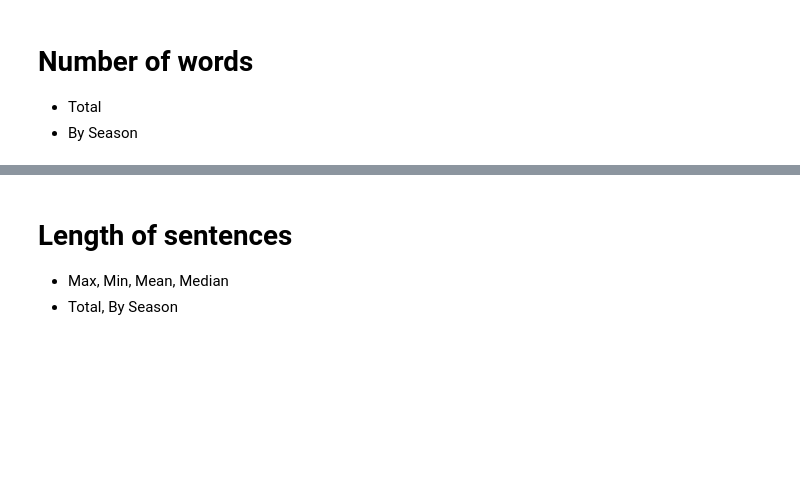
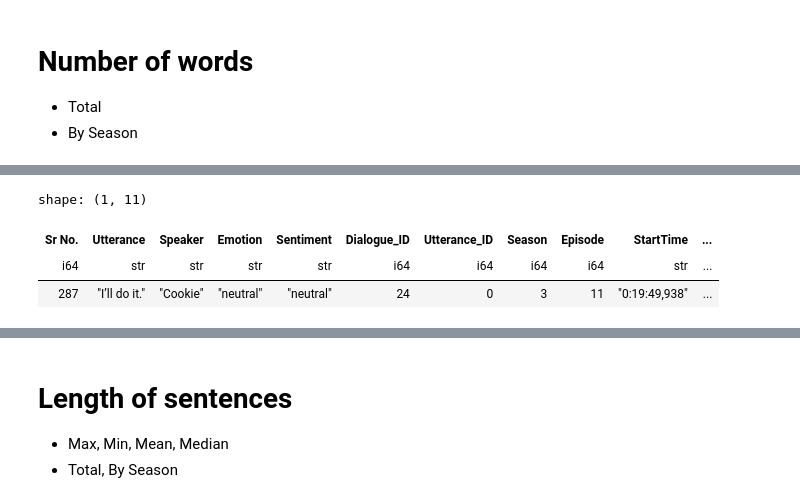
Before and after one commit to antontolk/cs-7643-project, a Jupyter notebook: analysis/data-analytics.ipynb, the cells around one changed output, grey strips where cells are left out. Drawn from its saved outputs; the diff is of its cells as text; code cells hidden in the pictures; blank space fills up the shorter version.

```diff
--- a/analysis/data-analytics.ipynb
+++ b/analysis/data-analytics.ipynb
@@ -71,0 +106,7 @@ shape: (5, 11)
+# %%
+df.filter(pl.col('Speaker') == 'Cookie')
+# %% [output]
+shape: (1, 11)
+| Sr No. | Utterance | Speaker | Emotion | Sentiment | Dialogue_ID | Utterance_ID | Season | Episode | StartTime | ... |
+| i64 | str | str | str | str | i64 | i64 | i64 | i64 | str | ... |
+| 287 | "I’ll do it." | "Cookie" | "neutral" | "neutral" | 24 | 0 | 3 | 11 | "0:19:49,938" | ... |
```
Also changed, not shown: parts of 7 cells of this notebook.
